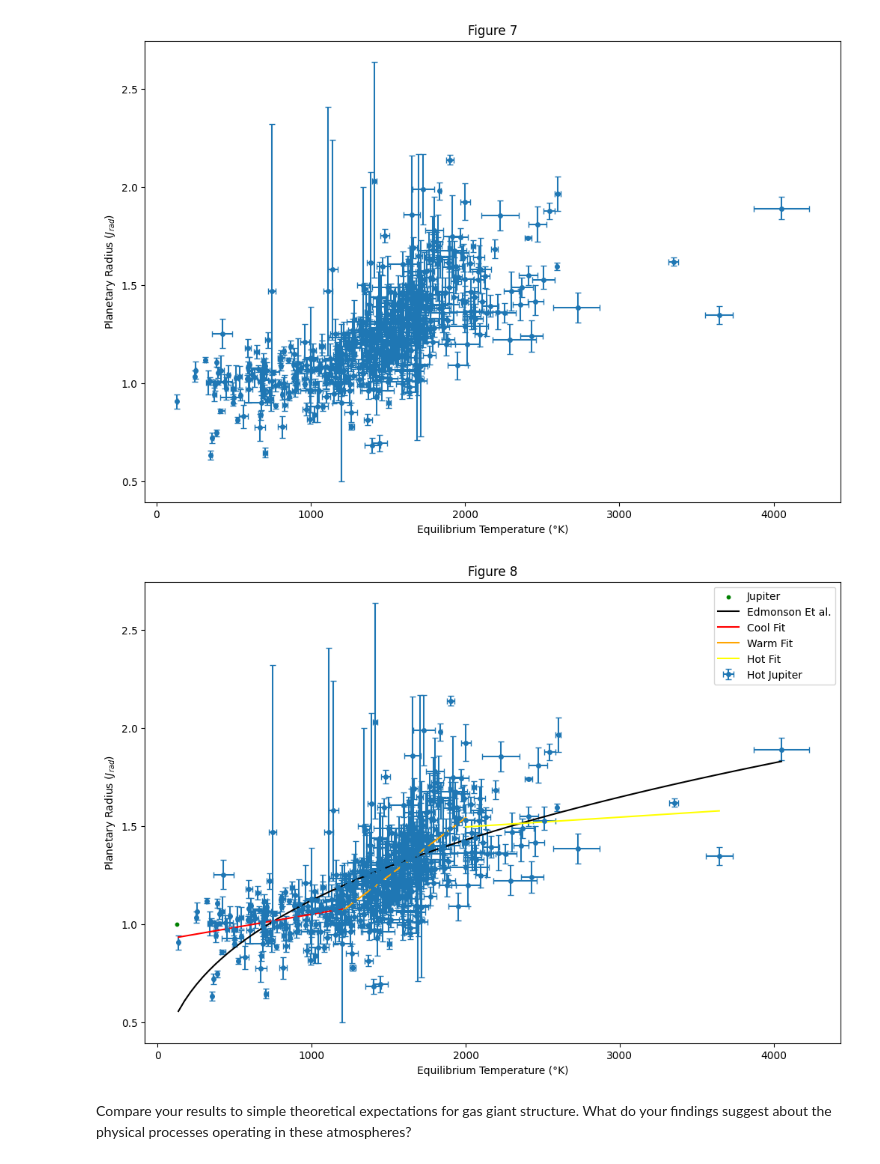
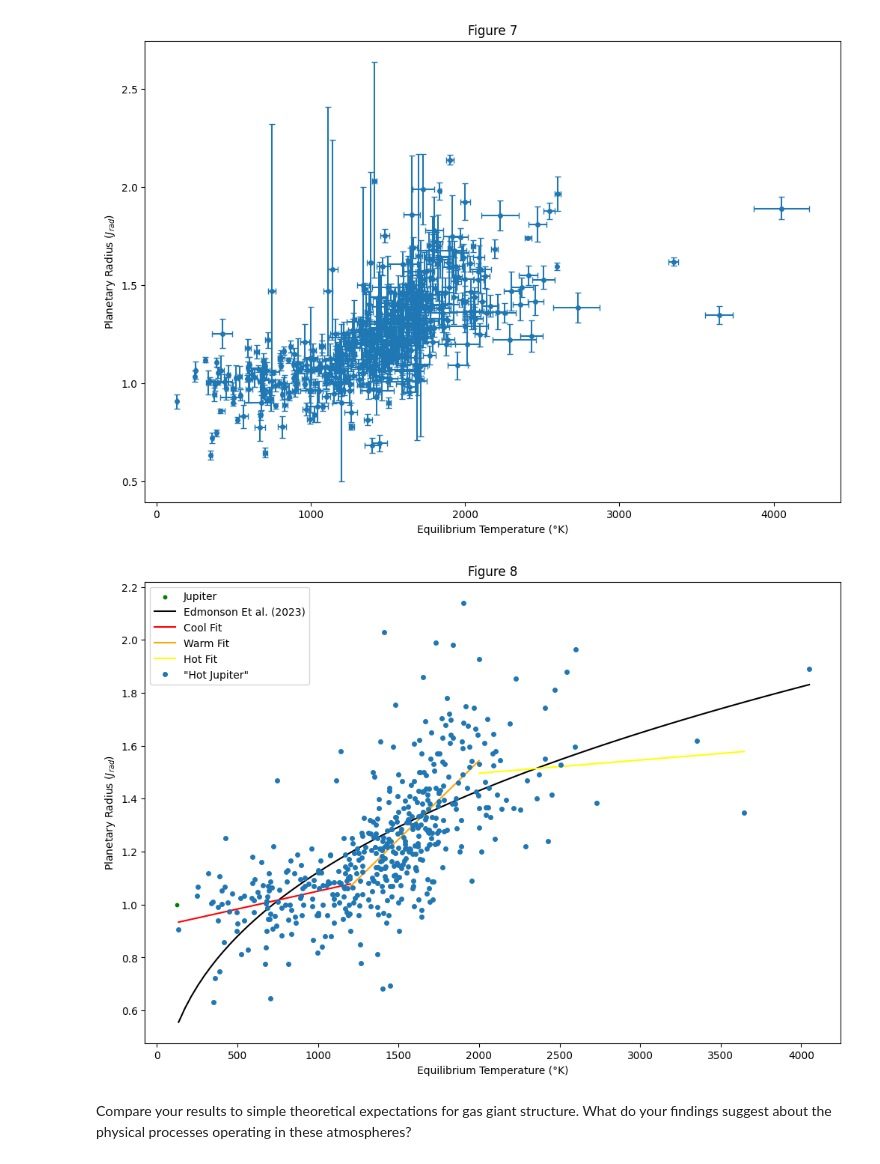
Before and after one commit to Macauley-Jones/PHYS2116_Comp_Assignment, a Jupyter notebook: Computational Assignment.ipynb, the cells around one changed output. Drawn from its saved outputs; the diff is of its cells as text; code cells hidden in the pictures.

```diff
--- a/Computational Assignment.ipynb
+++ b/Computational Assignment.ipynb
@@ -225,7 +225,7 @@ def Jupiter():
 def Edmonson_Et_al(xax):
     x1 = np.linspace(min(xax), max(xax), 100)
     y1 = (1.1 * x1 ** 0.35) / 11
-    plt.plot(x1, y1, linestyle="-", color="black", label="Edmonson Et al.")
+    plt.plot(x1, y1, linestyle="-", color="black", label="Edmonson Et al. (2023)")
 # %%
 def Fit_lines(xax, yax):
     low_x = []
@@ -266,7 +266,7 @@ def legend_error_plot(xaxis, yaxis, xname, yname, xerr, yerr, Jup, Ed, Fits, n):
     plt.figure(figsize=(12,8))
     plt.errorbar(x=xaxis, y=yaxis,
                  xerr=xerr, yerr=yerr,
-                 fmt="o", markersize=4, capsize=3, label="Hot Jupiter")
+                 fmt="o", markersize=4, capsize=3, label='"Hot Jupiter"')
 
     if Jup == True:
         Jupiter()
@@ -284,8 +284,8 @@ def legend_error_plot(xaxis, yaxis, xname, yname, xerr, yerr, Jup, Ed, Fits, n):
     plt.legend()
     plt.show()
 # %%
-legend_error_plot(temps, radii, "Equilibrium Temperature (°K)", "Planetary Radius ($J_{rad}$)", terr, prerr, True, True, True, 8)
+legend_error_plot(temps, radii, "Equilibrium Temperature (°K)", "Planetary Radius ($J_{rad}$)", None, None, True, True, True, 8)
 # %% [output]
-[figure, old version]
+[figure, new version]
 # %% [markdown]
 Compare your results to simple theoretical expectations for gas giant structure. What do your findings suggest about the physical processes operating in these atmospheres?
```
